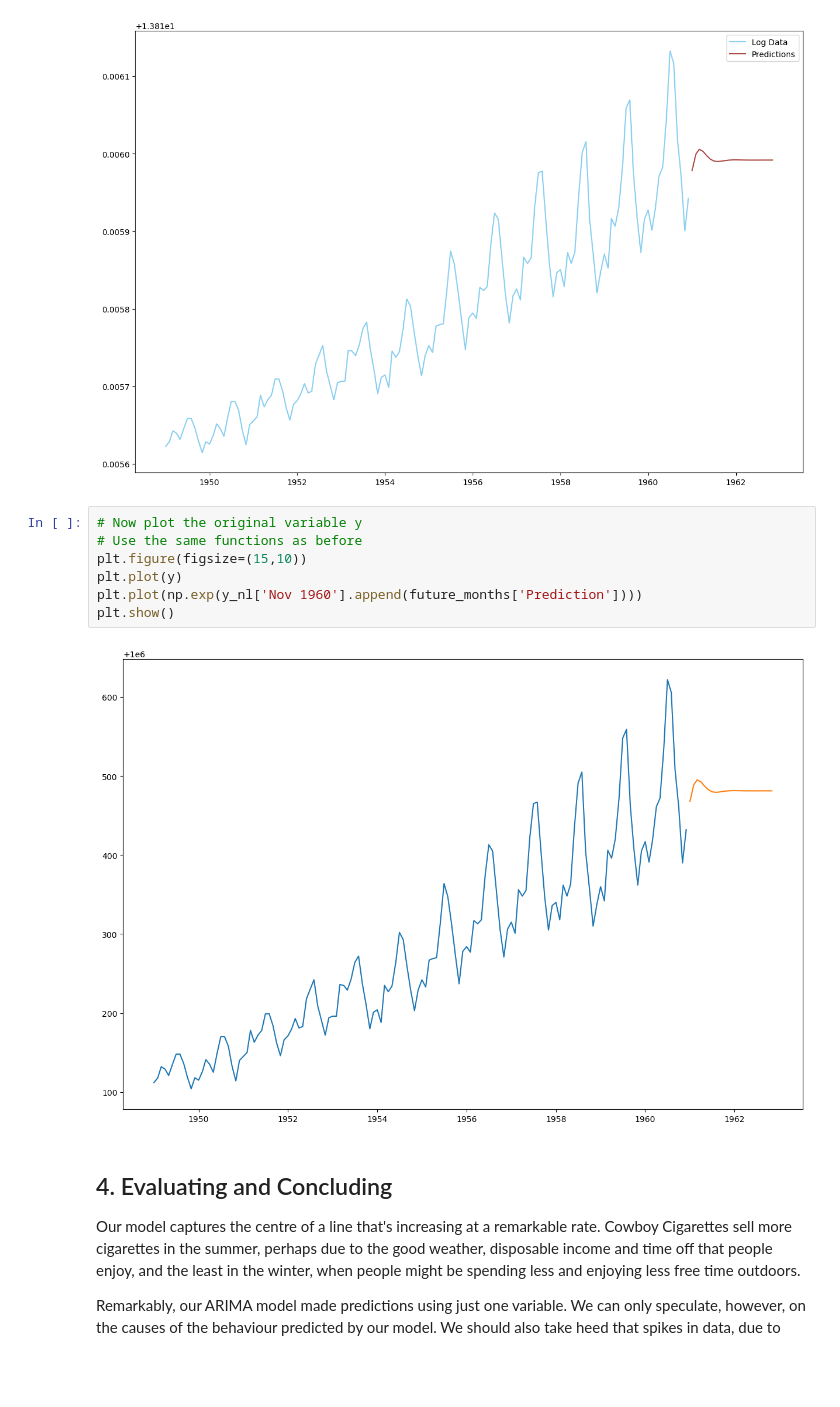
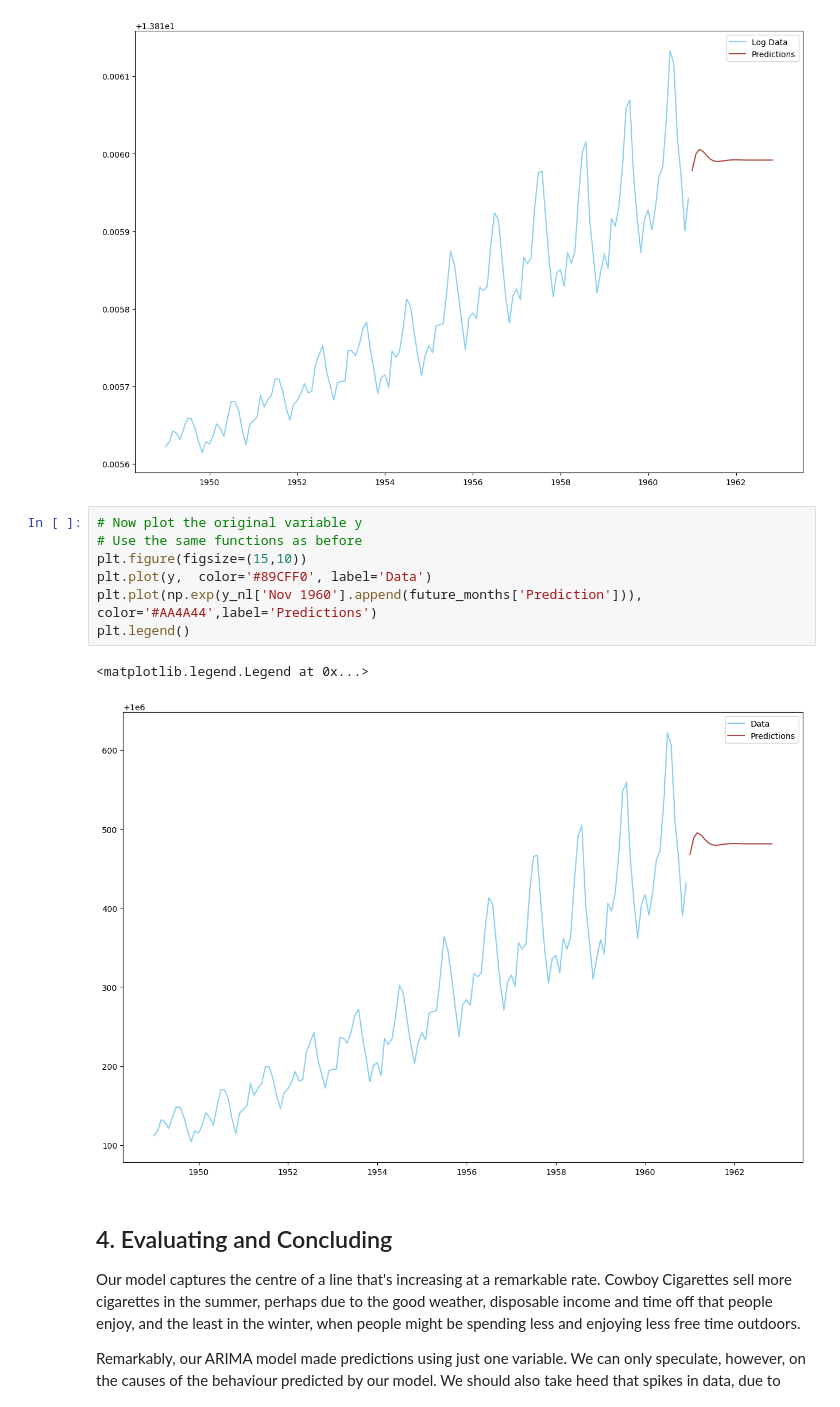
Before and after one commit to ChadDelany/Case_Study-Cowboys_Cigrettes, a Jupyter notebook: Cowboys&CigrettesCaseStudy/Cowboy Cigarettes Case Study - Tier 3.ipynb, the cells around one changed output. Saved outputs shown, nothing was run; the diff lists cells and outputs as text; blank space fills up the shorter version.

```diff
--- a/Cowboys&CigrettesCaseStudy/Cowboy Cigarettes Case Study - Tier 3.ipynb
+++ b/Cowboys&CigrettesCaseStudy/Cowboy Cigarettes Case Study - Tier 3.ipynb
@@ -488,12 +488,13 @@ plt.legend()
 # %%
 # Now plot the original variable y
 # Use the same functions as before
 plt.figure(figsize=(15,10))
-plt.plot(y)
-plt.plot(np.exp(y_nl['Nov 1960'].append(future_months['Prediction'])))
-plt.show()
+plt.plot(y,  color='#89CFF0', label='Data')
+plt.plot(np.exp(y_nl['Nov 1960'].append(future_months['Prediction'])), color='#AA4A44',label='Predictions')
+plt.legend()
 # %% [output]
+<matplotlib.legend.Legend at 0x...>
-[figure, old version]
+[figure, new version]
 # %% [markdown]
 ## 4. Evaluating and Concluding
 
```
